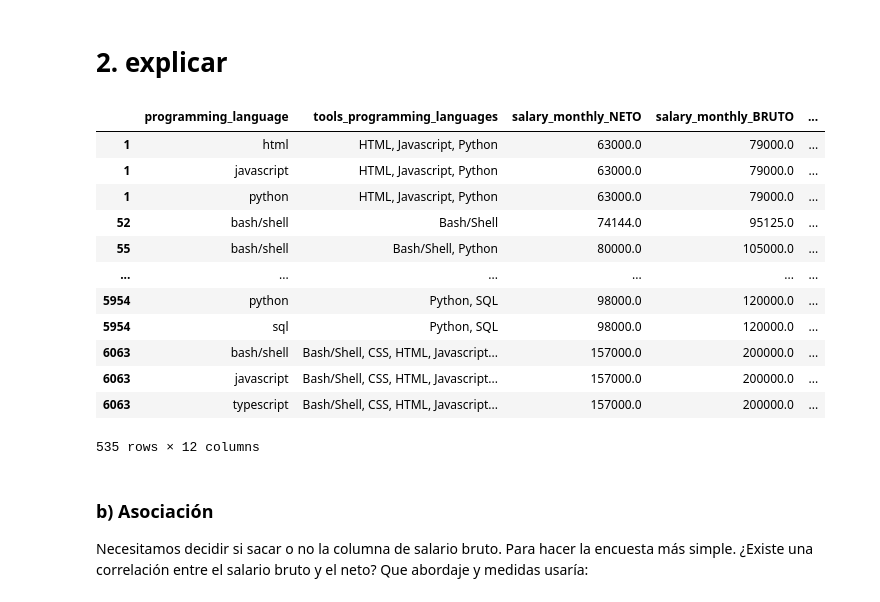
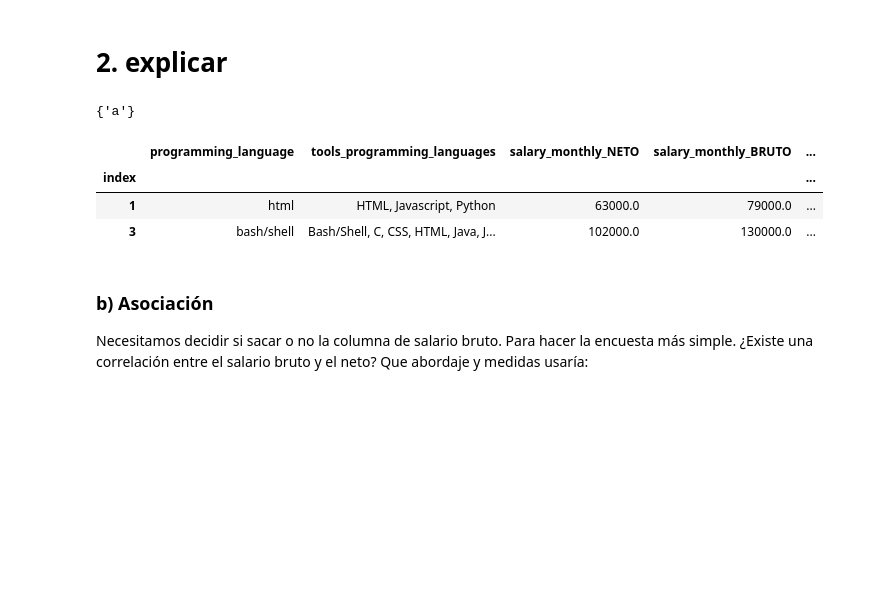
Before and after one commit to argennof/Data_A-V_2022, a Jupyter notebook: Grupo_24_Entregable_Parte_1.ipynb, the cells around one changed output. Drawn from its saved outputs; the diff is of its cells as text; code cells hidden in the pictures; blank space fills up the shorter version.

```diff
--- a/Grupo_24_Entregable_Parte_1.ipynb
+++ b/Grupo_24_Entregable_Parte_1.ipynb
@@ -596,28 +533,29 @@ Analisis de Salario Neto dados los años trabajados en una compañia en forma fu
 #groupby()
 
 df3 = df_without_outliers.copy()
-f_m =  (df3['profile_has_disabilities']=='Visual') & (df3['work_contract_type']== 'Full-Time')
-df4 = df3[f_m]
-df4
+df_andres = df3.iloc[:10, :]
+# df3.profile_has_disabilities.value_counts()
+# f_m =  (df3['profile_has_disabilities']=='Visual') & (df3['work_contract_type']== 'Full-Time')
+# df4 = df3[f_m]
+# df4
 #visual_mujer = df_without_outliers[df_without_outliers['profile_has_disabilities']=='Visual') & (df_without_outliers['profile_gender']=='Mujer') & (df_without_outliers['work_contract_type']== 'Full-Time')
 #visual_hombre
 
 # percentile_k = df2.loc[df2['programming_language']==lang, column].quantile(k / 100)
 # filter_k_above = (df2['programming_language']==lang) & (df2[column]>percentile_k)
-# %% [output]
-|  | programming_language | tools_programming_languages | salary_monthly_NETO | salary_monthly_BRUTO | ... |
-| 1 | html | HTML, Javascript, Python | 63000.0 | 79000.0 | ... |
-| 1 | javascript | HTML, Javascript, Python | 63000.0 | 79000.0 | ... |
-| 1 | python | HTML, Javascript, Python | 63000.0 | 79000.0 | ... |
-| 52 | bash/shell | Bash/Shell | 74144.0 | 95125.0 | ... |
-| 55 | bash/shell | Bash/Shell, Python | 80000.0 | 105000.0 | ... |
-| ... | ... | ... | ... | ... | ... |
-| 5954 | python | Python, SQL | 98000.0 | 120000.0 | ... |
-| 5954 | sql | Python, SQL | 98000.0 | 120000.0 | ... |
-| 6063 | bash/shell | Bash/Shell, CSS, HTML, Javascript... | 157000.0 | 200000.0 | ... |
-| 6063 | javascript | Bash/Shell, CSS, HTML, Javascript... | 157000.0 | 200000.0 | ... |
-| 6063 | typescript | Bash/Shell, CSS, HTML, Javascript... | 157000.0 | 200000.0 | ... |
-535 rows × 12 columns
+# %%
+aaa = ['a', 'a', 'a']
+aaa.unique()
+# %% [output]
+{'a'}
+# %%
+df_andres.reset_index().drop_duplicates(subset='index', keep='first').set_index('index')
+#df_andres.reset_index(drop=True)
+# %% [output]
+|  | programming_language | tools_programming_languages | salary_monthly_NETO | salary_monthly_BRUTO | ... |
+| index |  |  |  |  | ... |
+| 1 | html | HTML, Javascript, Python | 63000.0 | 79000.0 | ... |
+| 3 | bash/shell | Bash/Shell, C, CSS, HTML, Java, J... | 102000.0 | 130000.0 | ... |
 # %%
 #seaborn.jointplot(x = df4.work_years_in_company, y = df4.salary_monthly_NETO, color = 'red').plot_joint(seaborn.kdeplot, color = 'black')
 #plt.show()
```
Also changed, not shown: parts of 14 cells of this notebook.
